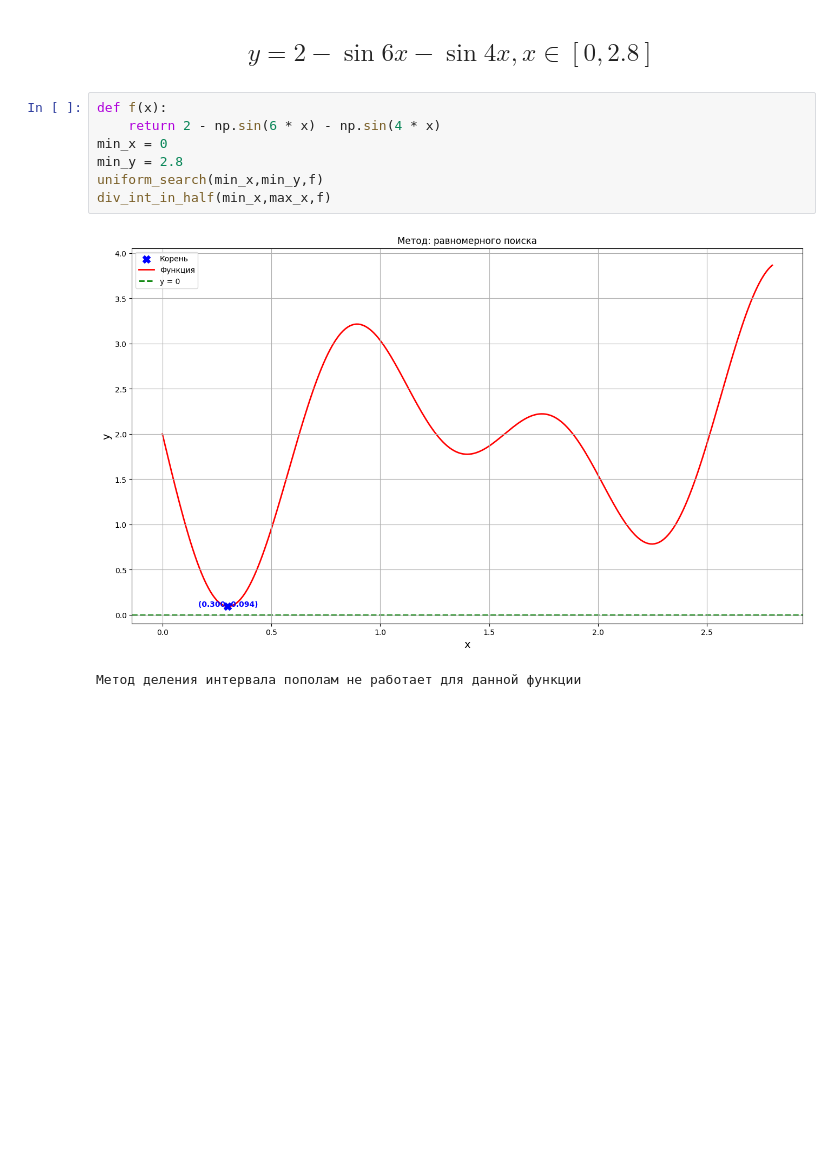
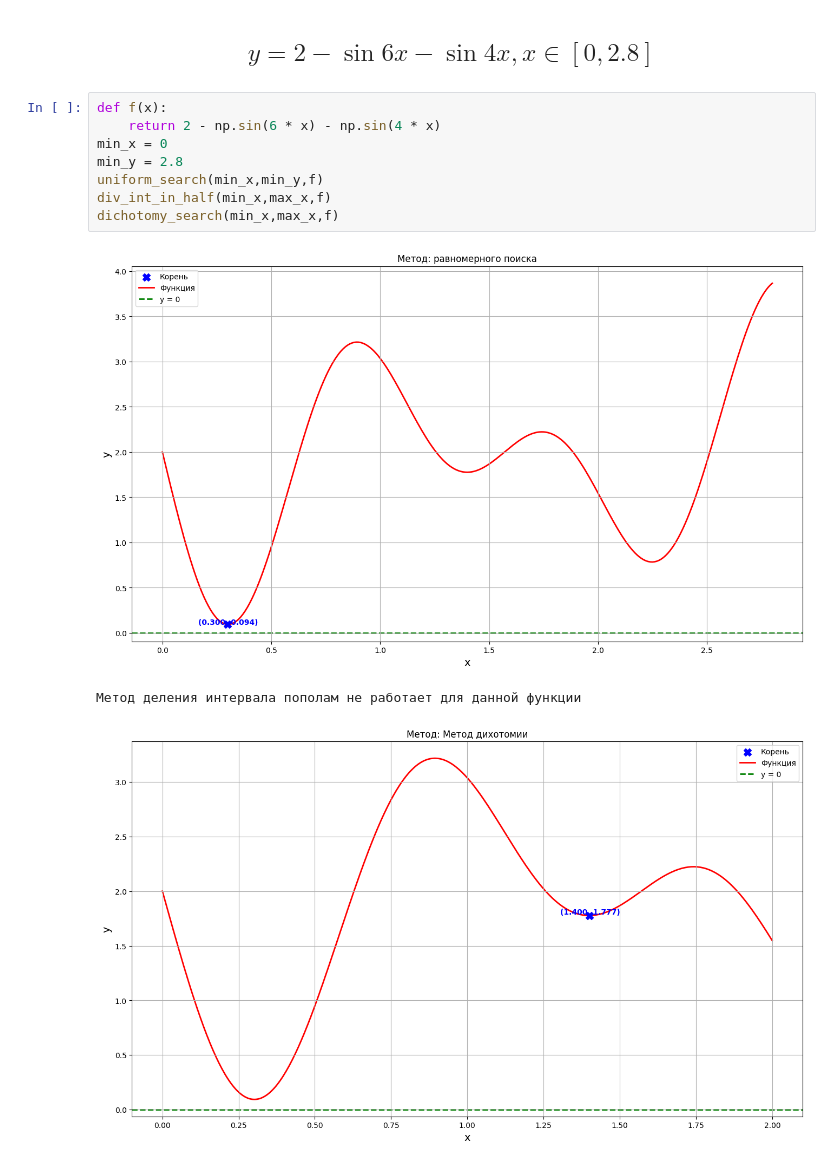
Before and after one commit to Allynik/Task_1_optimization-methods, a Jupyter notebook: task_1.ipynb, the cells around one changed output. Drawn from its saved outputs; the diff is of its cells as text; blank space fills up the shorter version.

```diff
--- a/task_1.ipynb
+++ b/task_1.ipynb
@@ -118,10 +145,12 @@ div_int_in_half(min_x,-1,f)
 # %%
 def f(x):
     return 2 - np.sin(6 * x) - np.sin(4 * x)
 min_x = 0
 min_y = 2.8
 uniform_search(min_x,min_y,f)
 div_int_in_half(min_x,max_x,f)
+dichotomy_search(min_x,max_x,f)
 # %% [output]
 [figure]
 Метод деления интервала пополам не работает для данной функции
+[figure, added]
```
Also changed, not shown: parts of 6 cells of this notebook.
